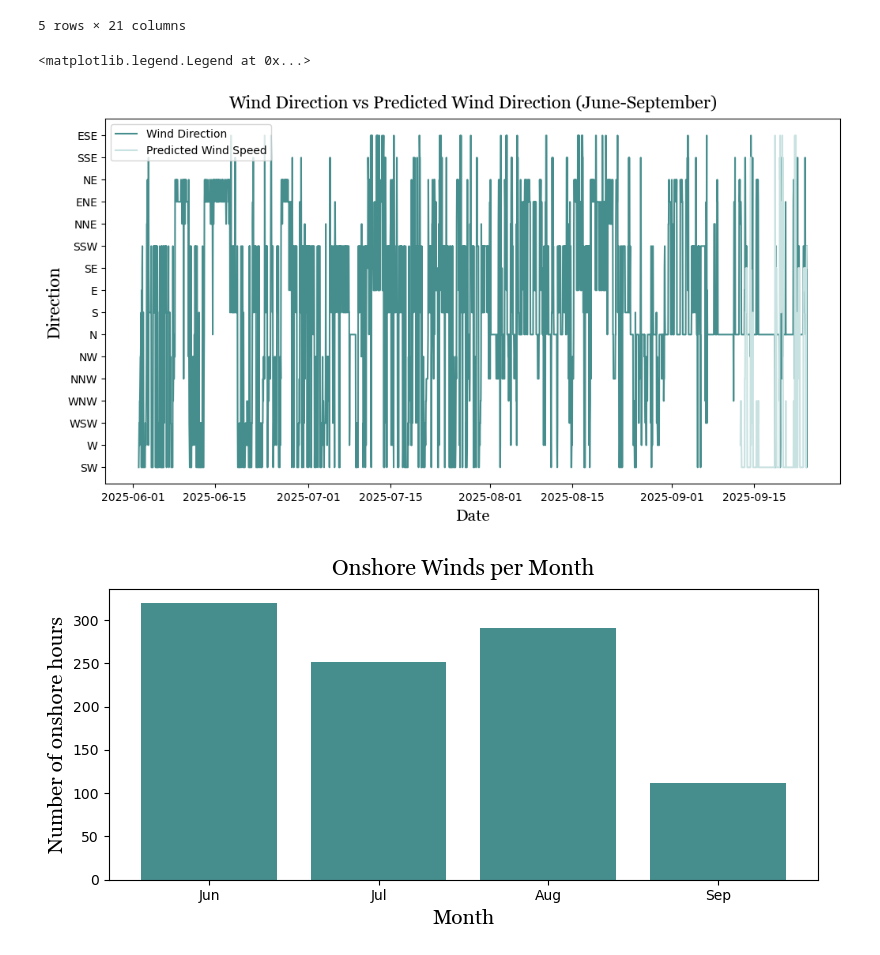
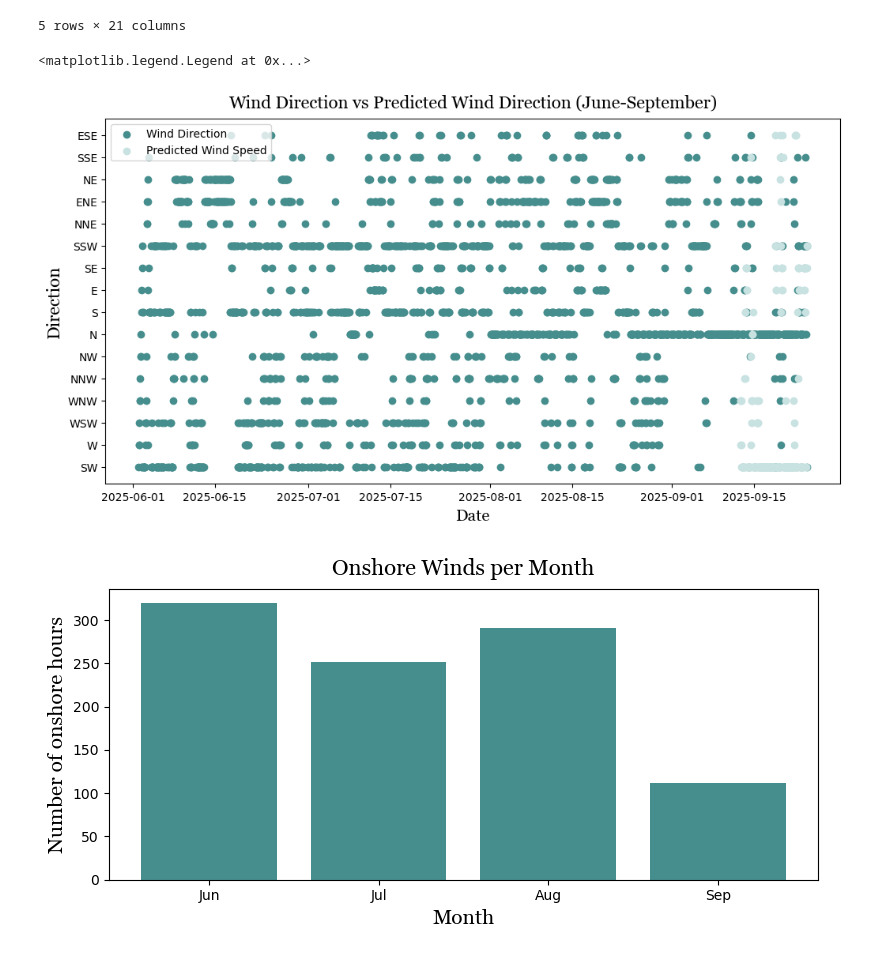
Before and after one commit to Krupamc/Research-2026-LSTM, a Jupyter notebook: graphs/graphs.ipynb, the cells around one changed output. Drawn from its saved outputs; the diff is of its cells as text; code cells hidden in the pictures.

```diff
--- a/graphs/graphs.ipynb
+++ b/graphs/graphs.ipynb
@@ -266,16 +270,17 @@ data_p.tail()
 # %%
 #Plot 16 - Direction vs Predicted Directionover Time? (Not really sure what to do with this one)
 
 plt.figure(figsize=(12,6))
-plt.plot(data_p['Date'], data_p['Direction (A)'], label='Wind Direction', color='#468e8d')
-plt.plot(data_p['Date'], data_p['wind_direction_pred_naive'], label='Predicted Wind Speed', color='#c8e1e1')
+plt.scatter(data_p['Date'], data_p['Direction (A)'], label='Wind Direction', color='#468e8d')
+plt.scatter(data_p['Date'], data_p['wind_direction_pred_naive'], label='Predicted Wind Speed', color='#c8e1e1')
 plt.title("Wind Direction vs Predicted Wind Direction (June-September)", **myfont, pad=10, fontsize=16)
 plt.xlabel('Date', labelpad=5, **myfont, fontsize=15)
+
 plt.ylabel('Direction', **myfont, fontsize=16)
 plt.legend()
 # %% [output]
 <matplotlib.legend.Legend at 0x...>
-[figure, old version]
+[figure, new version]
 # %%
 #Plot 18 - Onshore Winds per Month
 # count onshore winds per month
```
Also changed, not shown: parts of 2 cells of this notebook.
